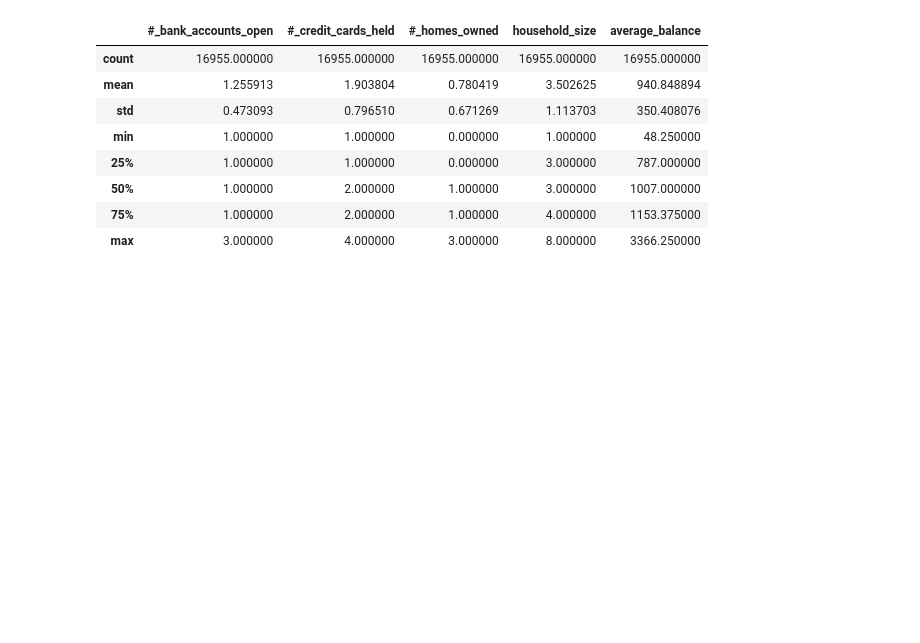
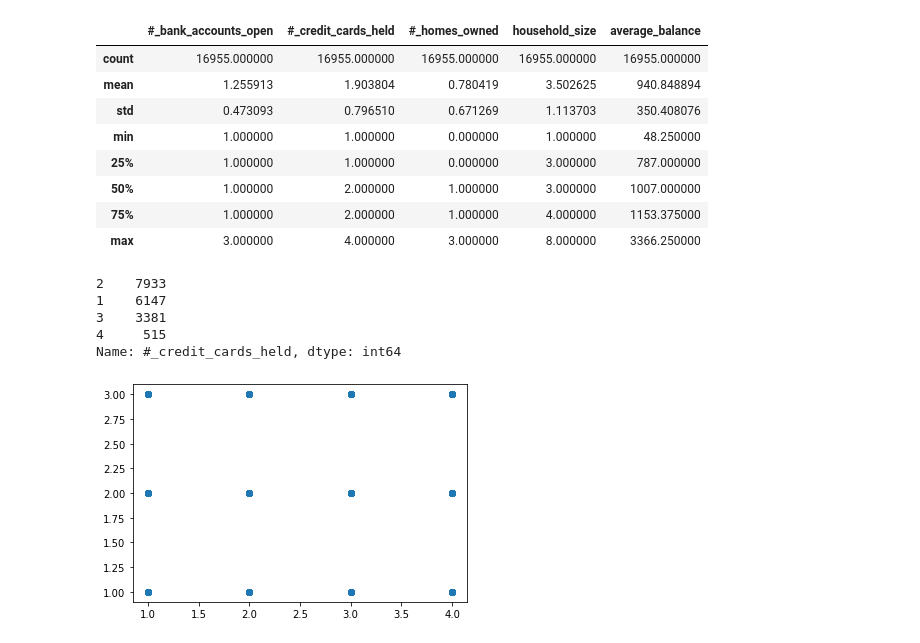
Before and after one commit to hollyjanedalton/mid_bootcamp_project, a Jupyter notebook: EDA_cc_project.ipynb, the cells around one changed output. Cells and saved outputs as stored; diff of their text form; code cells hidden in the pictures; blank space fills up the shorter version.

```diff
--- a/EDA_cc_project.ipynb
+++ b/EDA_cc_project.ipynb
@@ -68,0 +66,15 @@ data.
+# %%
+data['#_credit_cards_held'].value_counts()
+#each customer owns at least one credit card already with the bank
+# %% [output]
+2    7933
+1    6147
+3    3381
+4     515
+Name: #_credit_cards_held, dtype: int64
+# %%
+import matplotlib.pyplot as plt
+plt.scatter(x=data['#_credit_cards_held'], y=data['#_bank_accounts_open'])
+plt.show()
+# %% [output]
+[figure, added]
```
Also changed, not shown: parts of 19 cells of this notebook, 4 other files.
